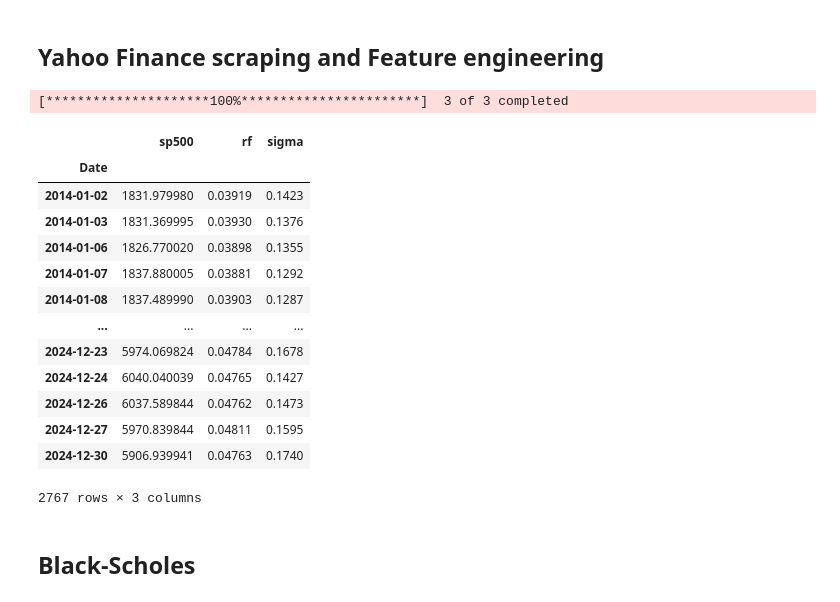
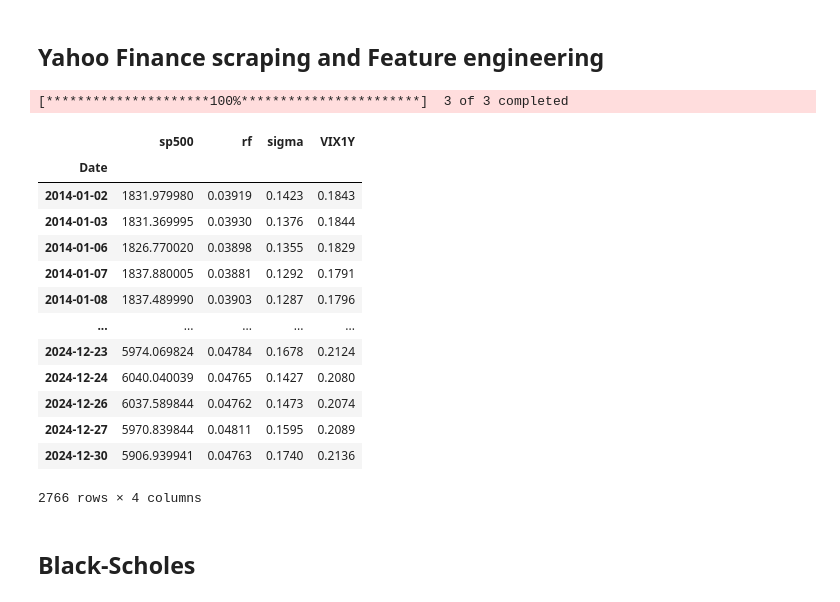
Before and after one commit to AlexanderJarvheden/DynamicPortfolioAllocationEuropeanOptions, a Jupyter notebook: optimization_algo.ipynb, the cells around one changed output. Cells and saved outputs as stored; diff of their text form; code cells hidden in the pictures.

```diff
--- a/optimization_algo.ipynb
+++ b/optimization_algo.ipynb
@@ -22,70 +22,50 @@ MONEYNESS = {'CC': 1.02, 'PP': 0.98}
 # %%
 import yfinance as yf
 import pandas as pd
 tickers = ['^GSPC', '^VIX', '^TYX']
 # Documentation: https://ranaroussi.github.io/yfinance/reference/api/yfinance.download.html#yfinance.download
 df = yf.download(tickers, start=TMINUS, end=END, interval='1d',multi_level_index=True)
 # Inspiration from https://www.kaggle.com/code/alessandrozanette/s-p500-analysis-using-yfinance-data
 df = df.drop(columns=['High', 'Low', 'Open', 'Volume']) # Irrelevant columns
 for ticker in tickers:
     if ticker != "^GSPC":
         df.loc[:, ('Close', ticker)] = df.loc[:, ('Close', ticker)] / 100 # From percent to decimal
 
+df5 = pd.read_csv('VIX1Y.csv')
+df5['Date'] = pd.to_datetime(df5['Date'], format='%m/%d/%Y')
+df5 = df5.set_index('Date')
+df = pd.concat([df, df5], axis=1, join='inner')
+df = df.drop(columns=['High', 'Low', 'Open', 'Vol.', 'Change %']) # Irrelevant columns
+df = df.rename(columns={'Price': ('Close', '^VIX1Y')})
+
 # Source - https://stackoverflow.com/a/43896326
 # Posted by MaxU - stand with Ukraine
 # Retrieved 2026-04-27, License - CC BY-SA 3.0
 
-newCols = {'Close_^GSPC': 'sp500', 'Close_^VIX': 'sigma', 'Close_^TYX': 'rf'} # rf = risk free rate
+newCols = {'Close_^GSPC': 'sp500', 'Close_^VIX': 'sigma', 'Close_^TYX': 'rf', 'Close_^VIX1Y': 'VIX1Y'} # rf = risk free rate
 df.columns = df.columns.map('_'.join).to_series().map(newCols)
+df['VIX1Y'] = df['VIX1Y'] / 100
 
 df
 
 # sp500.tail() # shows the last values
 # sp500.describe() # count, max, min, std etc
-
-# # Inspiration: Source - https://stackoverflow.com/a/50563791
-# # Posted by jezrael, modified by community. See post 'Timeline' for change history
-# # Retrieved 2026-04-24, License - CC BY-SA 4.0
-# sp500['daily_return'] = sp500['Close'].div(sp500['Close'].shift(1))-1
-# # use df.loc for indexing https://pandas.pydata.org/docs/reference/api/pandas.DataFrame.loc.html
-# sp500.loc['2016-04-25 00:00:00-04:00','daily_return'] = 0
-
-# # Inspiration from https://www.kaggle.com/code/alessandrozanette/s-p500-analysis-using-yfinance-data
-# # Volatility
-# sp500['volatility'] = sp500['daily_return'].rolling(window=252).std() * (252 ** 0.5)
-
-# # Source - https://stackoverflow.com/a/72240529
-# # Posted by jinx, modified by community. See post 'Timeline' for change history
-# # Retrieved 2026-04-24, License - CC BY-SA 4.0
-# sp500.reset_index(inplace=True)
-# sp500['Date'] = sp500['Date'].dt.strftime('%Y-%m-%d')
-# sp500['Date'] = pd.to_datetime(sp500['Date'])
-
-# sp500 = sp500[sp500['Date'] > '2016-04-23'] # remove older dates
-# sp500.reset_index(inplace=True)
-# sp500 = sp500.drop(columns=['index'])
-
-# # Inspiration: Source - https://stackoverflow.com/a/57620144
-# # Posted by Chris
-# # Retrieved 2026-04-24, License - CC BY-SA 4.0
-# sp500['compounded_return (%)'] = ((sp500['daily_return'].add(1)).cumprod()-1)*100
-# sp500
 # %% [output]
 [*********************100%***********************]  3 of 3 completed
-|  | sp500 | rf | sigma |
-| Date |  |  |  |
-| 2014-01-02 | 1831.979980 | 0.03919 | 0.1423 |
-| 2014-01-03 | 1831.369995 | 0.03930 | 0.1376 |
-| 2014-01-06 | 1826.770020 | 0.03898 | 0.1355 |
-| 2014-01-07 | 1837.880005 | 0.03881 | 0.1292 |
-| 2014-01-08 | 1837.489990 | 0.03903 | 0.1287 |
-| ... | ... | ... | ... |
-| 2024-12-23 | 5974.069824 | 0.04784 | 0.1678 |
-| 2024-12-24 | 6040.040039 | 0.04765 | 0.1427 |
-| 2024-12-26 | 6037.589844 | 0.04762 | 0.1473 |
-| 2024-12-27 | 5970.839844 | 0.04811 | 0.1595 |
-| 2024-12-30 | 5906.939941 | 0.04763 | 0.1740 |
+|  | sp500 | rf | sigma | VIX1Y |
+| Date |  |  |  |  |
+| 2014-01-02 | 1831.979980 | 0.03919 | 0.1423 | 0.1843 |
+| 2014-01-03 | 1831.369995 | 0.03930 | 0.1376 | 0.1844 |
+| 2014-01-06 | 1826.770020 | 0.03898 | 0.1355 | 0.1829 |
+| 2014-01-07 | 1837.880005 | 0.03881 | 0.1292 | 0.1791 |
+| 2014-01-08 | 1837.489990 | 0.03903 | 0.1287 | 0.1796 |
+| ... | ... | ... | ... | ... |
+| 2024-12-23 | 5974.069824 | 0.04784 | 0.1678 | 0.2124 |
+| 2024-12-24 | 6040.040039 | 0.04765 | 0.1427 | 0.2080 |
+| 2024-12-26 | 6037.589844 | 0.04762 | 0.1473 | 0.2074 |
+| 2024-12-27 | 5970.839844 | 0.04811 | 0.1595 | 0.2089 |
+| 2024-12-30 | 5906.939941 | 0.04763 | 0.1740 | 0.2136 |
-2767 rows × 3 columns
+2766 rows × 4 columns
 # %% [markdown]
 ## Black-Scholes
 # %%
```
Also changed, not shown: parts of 3 cells of this notebook.
